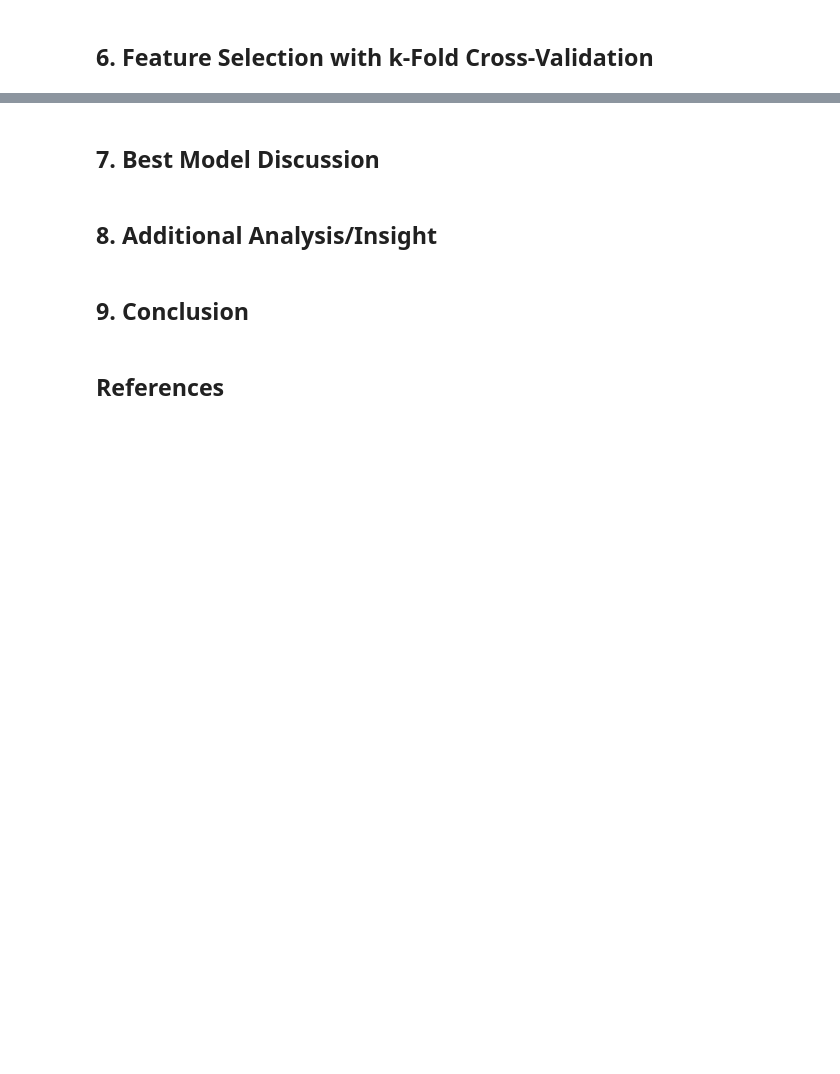
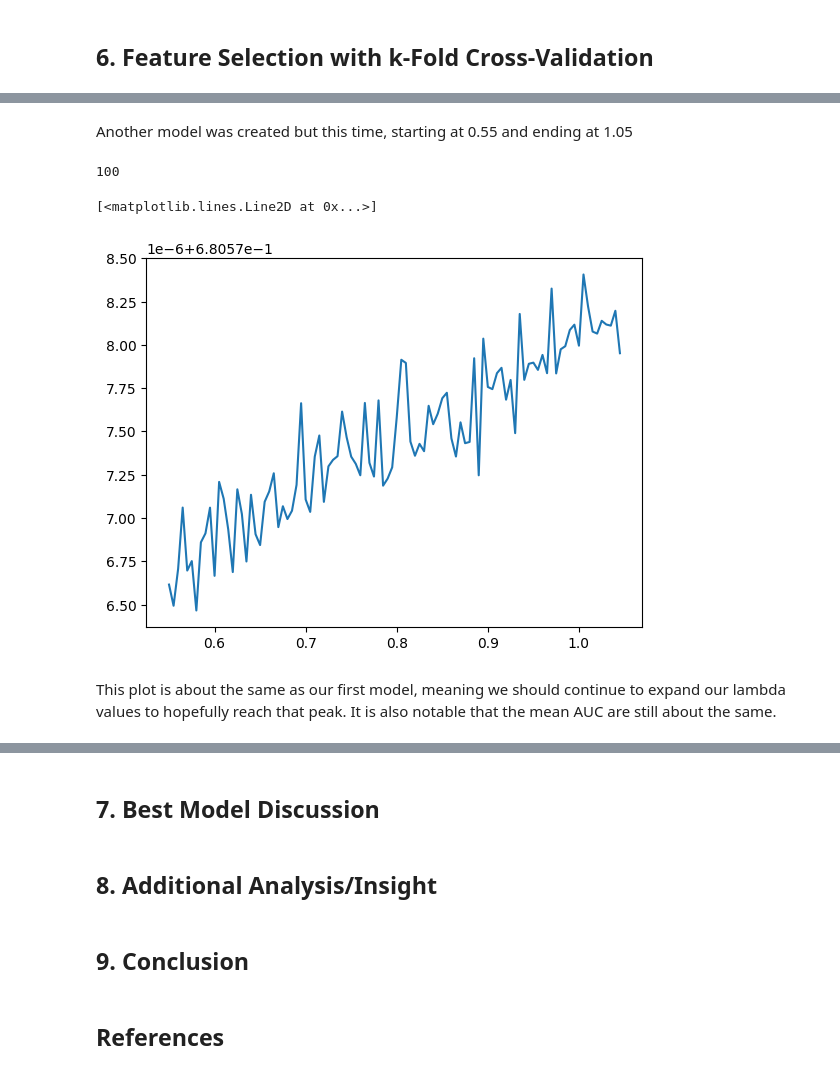
Before and after one commit to ariasalejandra/final_project_stat207, a Jupyter notebook: Final_Project_Alejandra_Shriya_Nathan.ipynb, the cells around one changed output, grey strips where cells are left out. Saved outputs shown, nothing was run; the diff lists cells and outputs as text; code cells hidden in the pictures; blank space fills up the shorter version.

```diff
--- a/Final_Project_Alejandra_Shriya_Nathan.ipynb
+++ b/Final_Project_Alejandra_Shriya_Nathan.ipynb
@@ -265,0 +282,13 @@ There does not seem to be an interaction in any pair of numerical and categorica
+# %%
+##Because of our secondary research goal which focuses on model interpretability, you should scale your  numerical explanatory variables
+from sklearn.preprocessing import StandardScaler
+scaler_training = StandardScaler()
+scaled_exp_vars = scaler_training.fit_transform(x_full[['BMI', 'PhysicalHealth', 'SleepTime']])
+x_full[['BMI', 'PhysicalHealth', 'SleepTime']] = scaled_exp_vars
+# %%
+## Be sure to translate your categorical explanatory variable(s) into indicator variables.
+catdf = x_full[['Smoking', 'AlcoholDrinking']]
+numdf = x_full[['BMI', 'PhysicalHealth', 'SleepTime']]
+dummies = pd.get_dummies(catdf, drop_first=True, dtype=int)
+x_full = pd.concat([numdf, dummies], axis=1).reset_index(drop=True)
+x_full.head()
@@ -267,0 +373,8 @@ There does not seem to be an interaction in any pair of numerical and categorica
+# %%
+list1 = []
+for i in np.arange(0.55, 1.05, 0.005):
+    lasso_modi= LogisticRegression(penalty='l1', C=1/i, solver='liblinear', max_iter=1000)
+    test_fold_auc= cross_val_score(lasso_modi, x_full, y_full, cv=k_fold, scoring='roc_auc')
+    list1.append([i, test_fold_auc.mean()])
+df_out1 = pd.DataFrame(list1, columns=['alpha', 'auc'])
+df_out1.head()
@@ -267,0 +388,13 @@ There does not seem to be an interaction in any pair of numerical and categorica
+# %% [markdown]
+Another model was created but this time, starting at 0.55 and ending at 1.05
+# %%
+df_out1.shape[0]
+# %% [output]
+100
+# %%
+plt.plot(df_out1['alpha'].values, df_out1['auc'].values)
+# %% [output]
+[<matplotlib.lines.Line2D at 0x...>]
+[figure, added]
+# %% [markdown]
+This plot is about the same as our first model, meaning we should continue to expand our lambda values to hopefully reach that peak. It is also notable that the mean AUC are still about the same.
```
Also changed, not shown: parts of 28 cells of this notebook.
